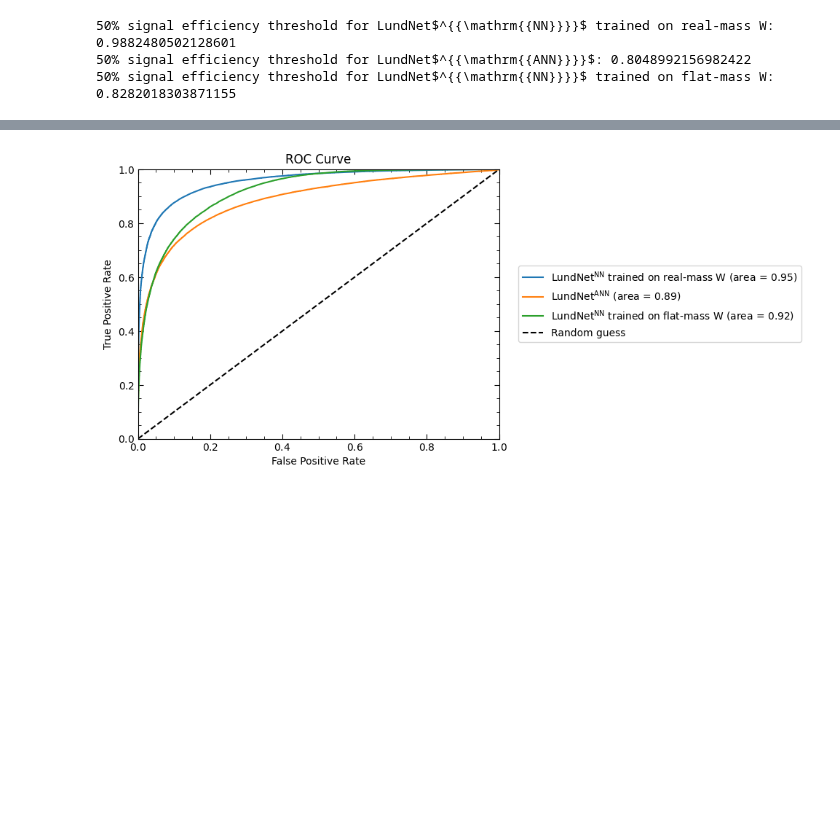
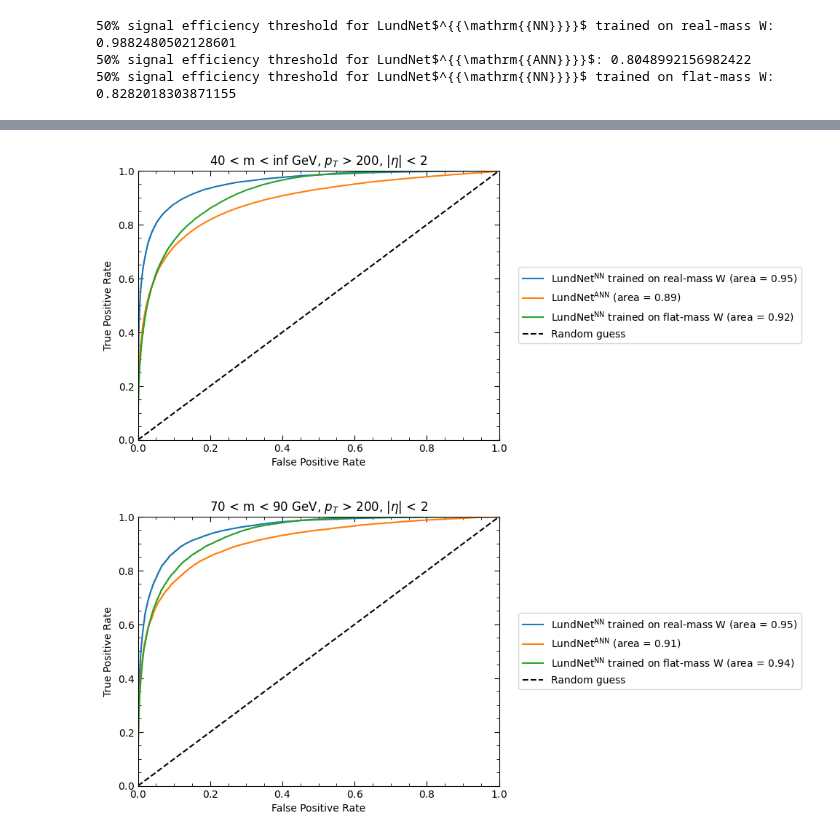
Before and after one commit to KonDoran/lundtoptagger, a Jupyter notebook: plottingW.ipynb, the cells around one changed output, grey strips where cells are left out. Cells and saved outputs as stored; diff of their text form; code cells hidden in the pictures; blank space fills up the shorter version.

```diff
--- a/plottingW.ipynb
+++ b/plottingW.ipynb
@@ -221,7 +221,7 @@ selected_models = models.keys()  # Use all models for now
 selection = (data["fjet_pt"] > 200) & (np.abs(data["fjet_eta"] < 2))
 plot_signal_after_tagging = False
 plot_errorbars = False
-calc_jsd = True
+calc_jsd = False
 
 plot_params = {
     "lin": {
@@ -316,41 +316,44 @@ for params in plot_params.values():
 mass = data["fjet_m"]
 pt = data["fjet_pt"]
 eta = data["fjet_eta"]
-# m_min = 70
-# m_max = 90
-m_min = 40
-m_max = float('inf')
+
+mass_cuts = [
+    (40, float('inf')),
+    (70, 90)
+]
 pt_min = 200
 eta_max = 2
 # eta_max = float('inf')
-cuts = (mass > m_min) & (mass < m_max) & (pt > pt_min) & (np.abs(eta) < eta_max)
-
-y_truth_cuts = data["labels"][cuts]
-weights_cuts = weights[cuts]
 # %%
-for trained_model in models:
-    y_pred = models[trained_model]["scores"] if cuts is None else models[trained_model]["scores"][cuts]
-    fpr, tpr, thresholds = roc_curve(y_truth_cuts, y_pred, sample_weight=weights_cuts)
-    roc_auc = auc(fpr, tpr)
+for mass_cut in mass_cuts:
+    m_min, m_max = mass_cut
+    cuts = (mass > m_min) & (mass < m_max) & (pt > pt_min) & (np.abs(eta) < eta_max)
+    y_truth_cuts = data["labels"][cuts]
+    weights_cuts = weights[cuts]
 
-    models[trained_model]["fpr"] = fpr
-    models[trained_model]["tpr"] = tpr
+    for trained_model in models:
+        y_pred = models[trained_model]["scores"] if cuts is None else models[trained_model]["scores"][cuts]
+        fpr, tpr, thresholds = roc_curve(y_truth_cuts, y_pred, sample_weight=weights_cuts)
+        roc_auc = auc(fpr, tpr)
 
-    plt.plot(fpr, tpr, label=f"{trained_model} (area = {roc_auc:.2f})")
+        models[trained_model][f"fpr_{m_min}-{m_max}"] = fpr
+        models[trained_model][f"tpr_{m_min}-{m_max}"] = tpr
 
-plt.plot([0, 1], [0, 1], "--", label="Random guess", color="black")
+        plt.plot(fpr, tpr, label=f"{trained_model} (area = {roc_auc:.2f})")
 
-plt.title(f"{m_min} < m < {m_max} GeV, $p_T$ > {pt_min}, |$\eta$| < {eta_max}")
-plt.xlabel("False Positive Rate")
-plt.ylabel("True Positive Rate")
-plt.title("ROC Curve")
-plt.xlim([0, 1])
-plt.ylim([0, 1])
-# plt.legend(loc="lower right")
-plt.legend(bbox_to_anchor=(1.04,0.5), loc="center left")
-plt.show()
+    plt.plot([0, 1], [0, 1], "--", label="Random guess", color="black")
+
+    plt.title(f"{m_min} < m < {m_max} GeV, $p_T$ > {pt_min}, |$\eta$| < {eta_max}")
+    plt.xlabel("False Positive Rate")
+    plt.ylabel("True Positive Rate")
+    plt.xlim([0, 1])
+    plt.ylim([0, 1])
+    # plt.legend(loc="lower right")
+    plt.legend(bbox_to_anchor=(1.04,0.5), loc="center left")
+    plt.show()
 # %% [output]
-[figure, old version]
+[figure, new version]
+[figure, added]
 # %%
 selected_models = [
     "LundNet on flat-mass W (mass reweighting)",
```
Also changed, not shown: parts of 2 cells of this notebook.
